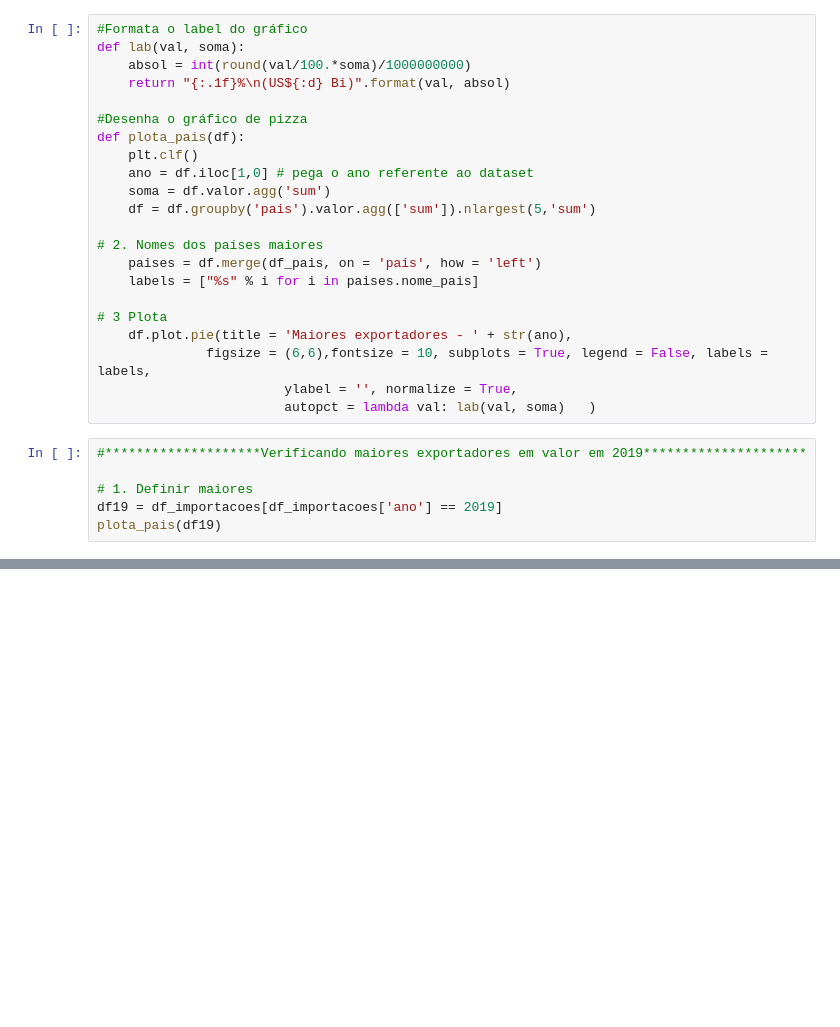
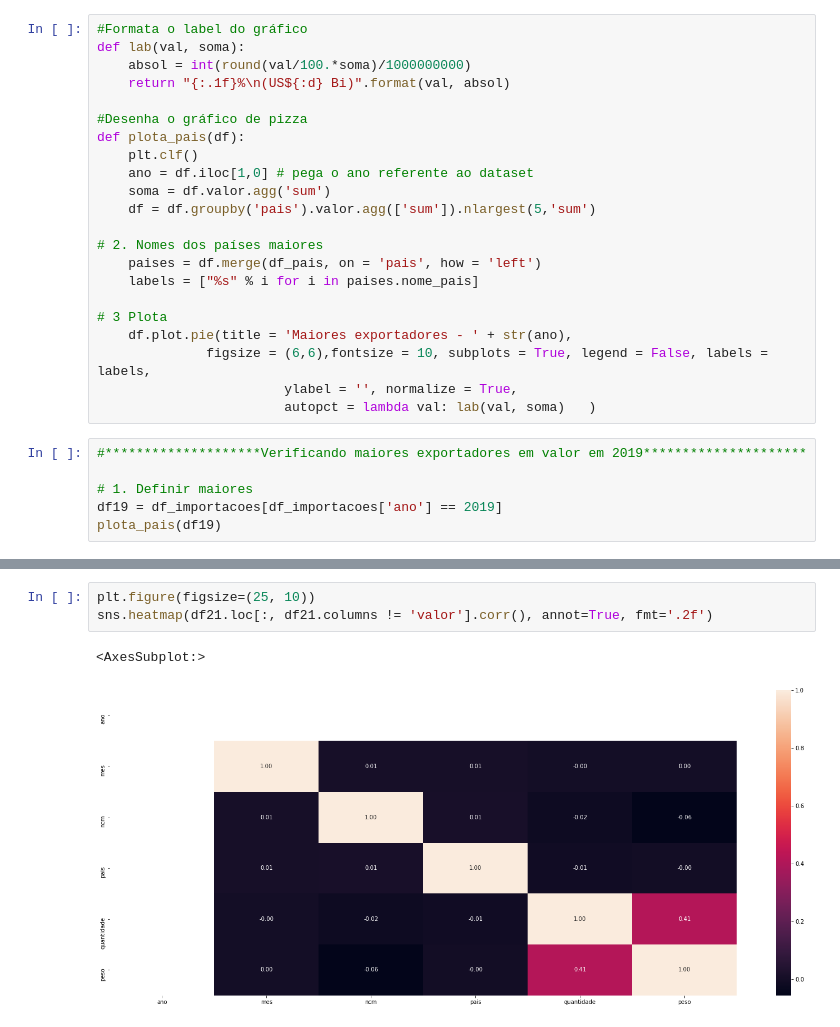
Before and after one commit to jrobertolima/projetoTCC, a Jupyter notebook: ProjetoTCC-final.ipynb, the cells around one changed output, grey strips where cells are left out. Saved outputs shown, nothing was run; the diff lists cells and outputs as text; blank space fills up the shorter version.

```diff
--- a/ProjetoTCC-final.ipynb
+++ b/ProjetoTCC-final.ipynb
@@ -263,0 +456,6 @@ plota_ncm(df21, 'g')
+# %%
+plt.figure(figsize=(25, 10))
+sns.heatmap(df21.loc[:, df21.columns != 'valor'].corr(), annot=True, fmt='.2f')
+# %% [output]
+<AxesSubplot:>
+[figure, added]
```
Also changed, not shown: parts of 23 cells of this notebook, 1 other file.
